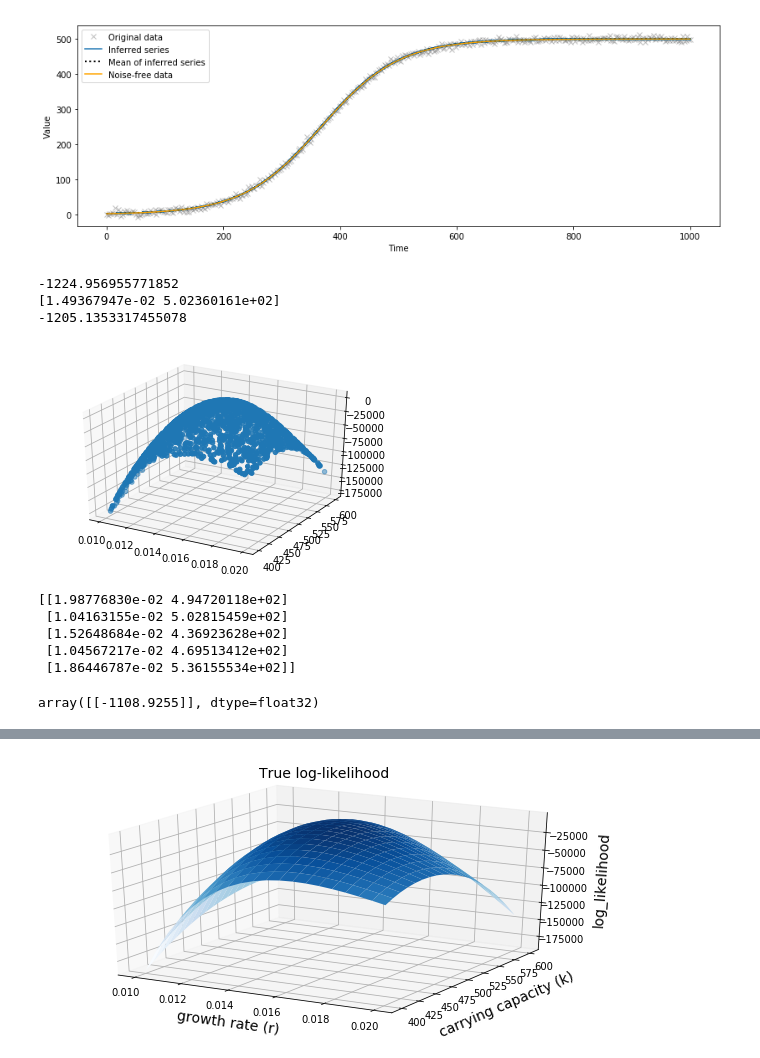
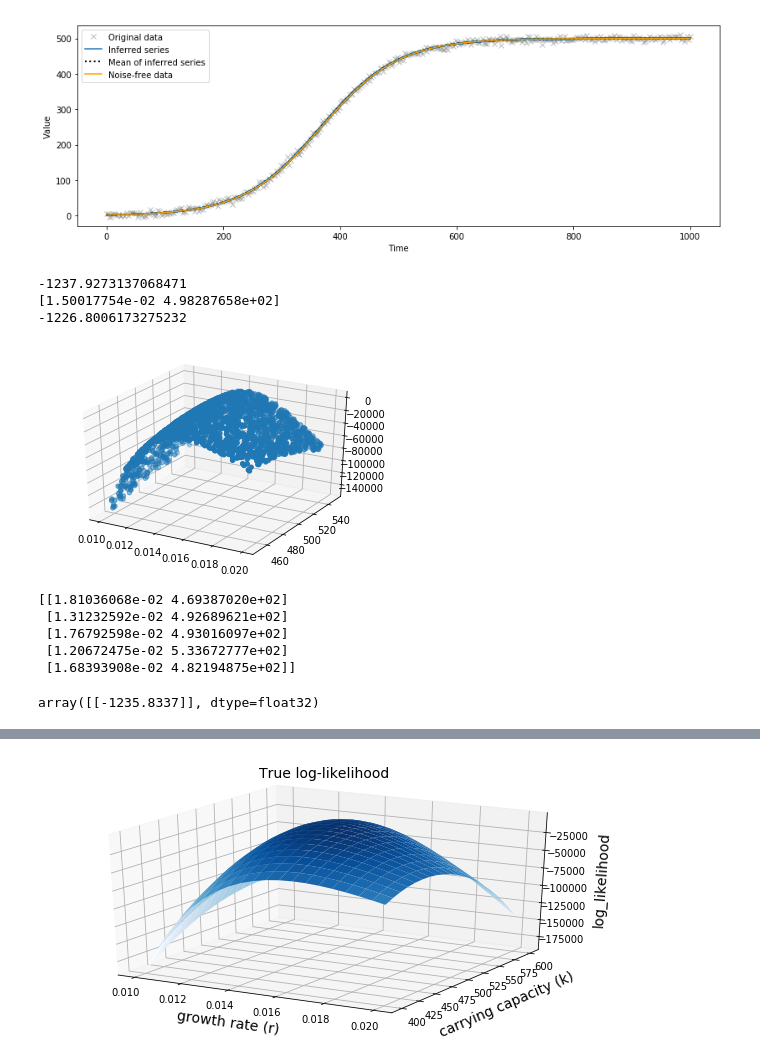
Before and after one commit to lisaplag/pints, a Jupyter notebook: examples/emulators/nn-test-boundaries.ipynb, the cells around one changed output, grey strips where cells are left out. Cells and saved outputs as stored; diff of their text form; code cells hidden in the pictures.

```diff
--- a/examples/emulators/nn-test-boundaries.ipynb
+++ b/examples/emulators/nn-test-boundaries.ipynb
@@ -209,37 +209,40 @@ plt.show()
 # %%
 import matplotlib.pyplot as plt
 from mpl_toolkits.mplot3d import Axes3D
 
-input_parameters = log_prior.sample(2000)
+# Create bounds for our parameters and get prior
+nn_bounds = pints.RectangularBoundaries([0.01, 450], [0.02, 550])
+nn_log_prior = pints.UniformLogPrior(nn_bounds)
+input_parameters = nn_log_prior.sample(2000)
 xs = [p[0] for p in input_parameters]
 ys = [p[1] for p in input_parameters]
 input_parameters[:5]
 
 likelihoods = np.apply_along_axis(log_likelihood, 1, input_parameters)
 likelihoods[:5]
 
 print(max(likelihoods))
 idx = list(likelihoods).index(max(likelihoods))
 print(input_parameters[idx])
 print(log_likelihood([0.015, 500]))
 
 fig = plt.figure()
 ax = fig.add_subplot(111, projection='3d')
 ax.scatter(xs, ys, list(likelihoods))
 plt.show()
 # %% [output]
--1224.956955771852
-[1.49367947e-02 5.02360161e+02]
--1205.1353317455078
+-1237.9273137068471
+[1.50017754e-02 4.98287658e+02]
+-1226.8006173275232
-[figure, old version]
+[figure, new version]
 # %%
 print(input_parameters[:5])
 # %% [output]
-[[1.98776830e-02 4.94720118e+02]
- [1.04163155e-02 5.02815459e+02]
- [1.52648684e-02 4.36923628e+02]
- [1.04567217e-02 4.69513412e+02]
- [1.86446787e-02 5.36155534e+02]]
+[[1.81036068e-02 4.69387020e+02]
+ [1.31232592e-02 4.92689621e+02]
+ [1.76792598e-02 4.93016097e+02]
+ [1.20672475e-02 5.33672777e+02]
+ [1.68393908e-02 4.82194875e+02]]
 # %%
 from sklearn.preprocessing import StandardScaler, MinMaxScaler
 from sklearn.model_selection import train_test_split
@@ -255,7 +258,7 @@ hist = emu.fit(epochs=1000, batch_size=32, X_val=X_valid, y_val=y_valid, verbose
 # %%
 emu([0.015, 500])
 # %% [output]
-array([[-1108.9255]], dtype=float32)
+array([[-1235.8337]], dtype=float32)
 # %%
 log_likelihood([0.015, 500])
 # %% [output]
```
Also changed, not shown: parts of 27 cells of this notebook, 23 other files.
